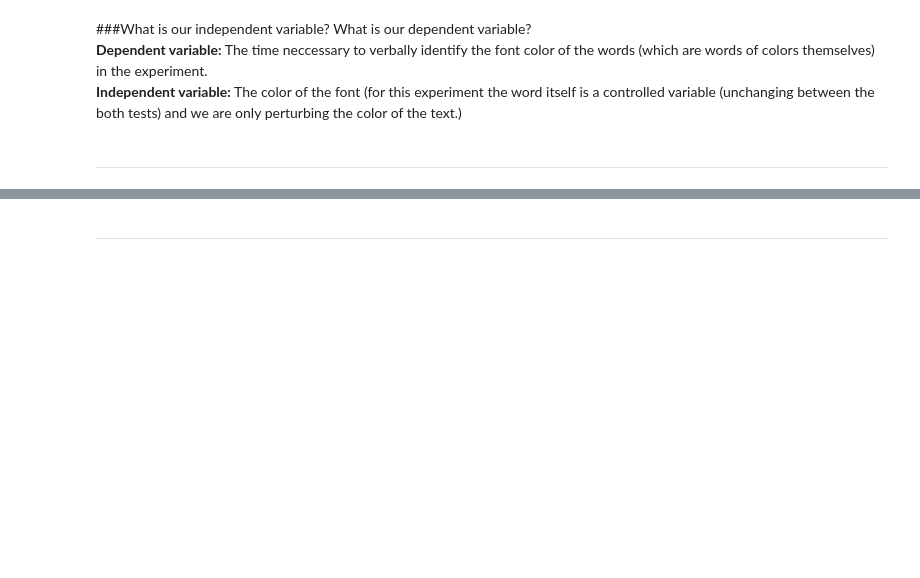
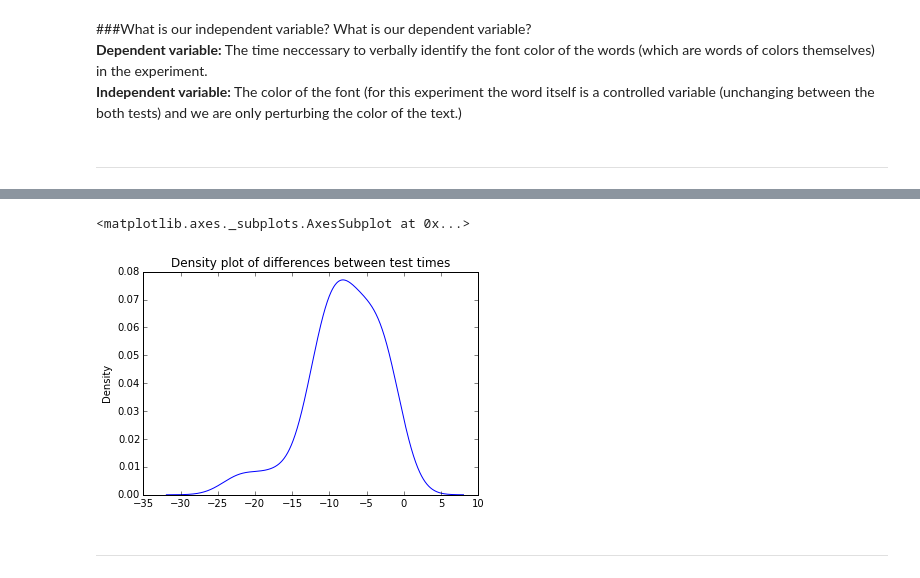
Before and after one commit to Zalefar/Udacity_Data_Analyst_ND, a Jupyter notebook: Project_1/Project_1_The_Science_of_Decisions .ipynb, the cells around one changed output, grey strips where cells are left out. Cells and saved outputs as stored; diff of their text form; code cells hidden in the pictures; blank space fills up the shorter version.

```diff
--- a/Project_1/Project_1_The_Science_of_Decisions .ipynb
+++ b/Project_1/Project_1_The_Science_of_Decisions .ipynb
@@ -88,3 +91,13 @@ Stroop_df
+# %%
+%matplotlib inline
+## determine if the differences between times is relatively normal
+diff_df = Stroop_df["Congruent"] - Stroop_df["Incongruent"]
+
+diff_df.plot(kind = "kde",
+             title="Density plot of differences between test times")
+# %% [output]
+<matplotlib.axes._subplots.AxesSubplot at 0x...>
+[figure, added]
 # %% [markdown]
 <a id="Descriptive Statistics"></a>
 ********
```
Also changed, not shown: parts of 2 cells of this notebook, 1 other file.
